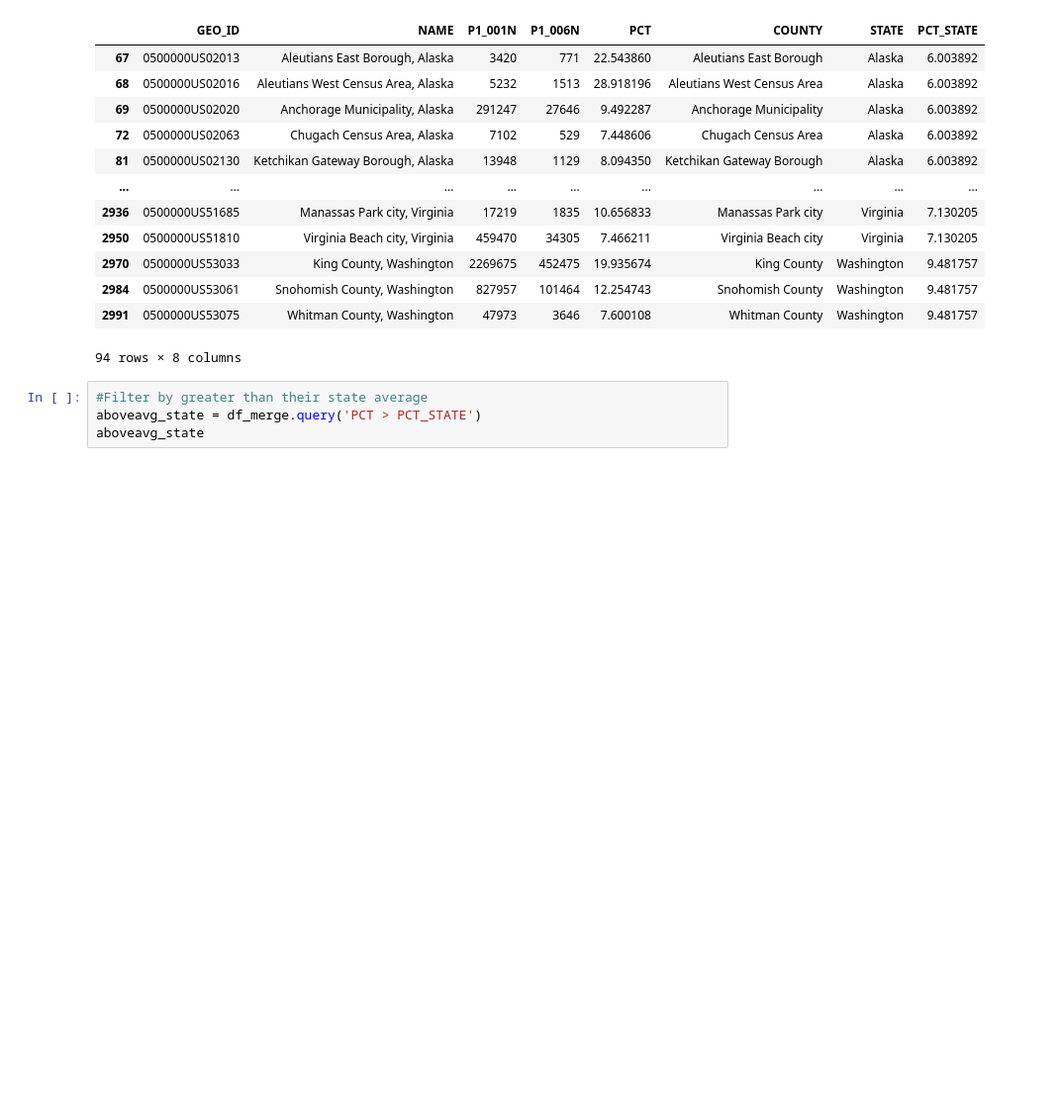
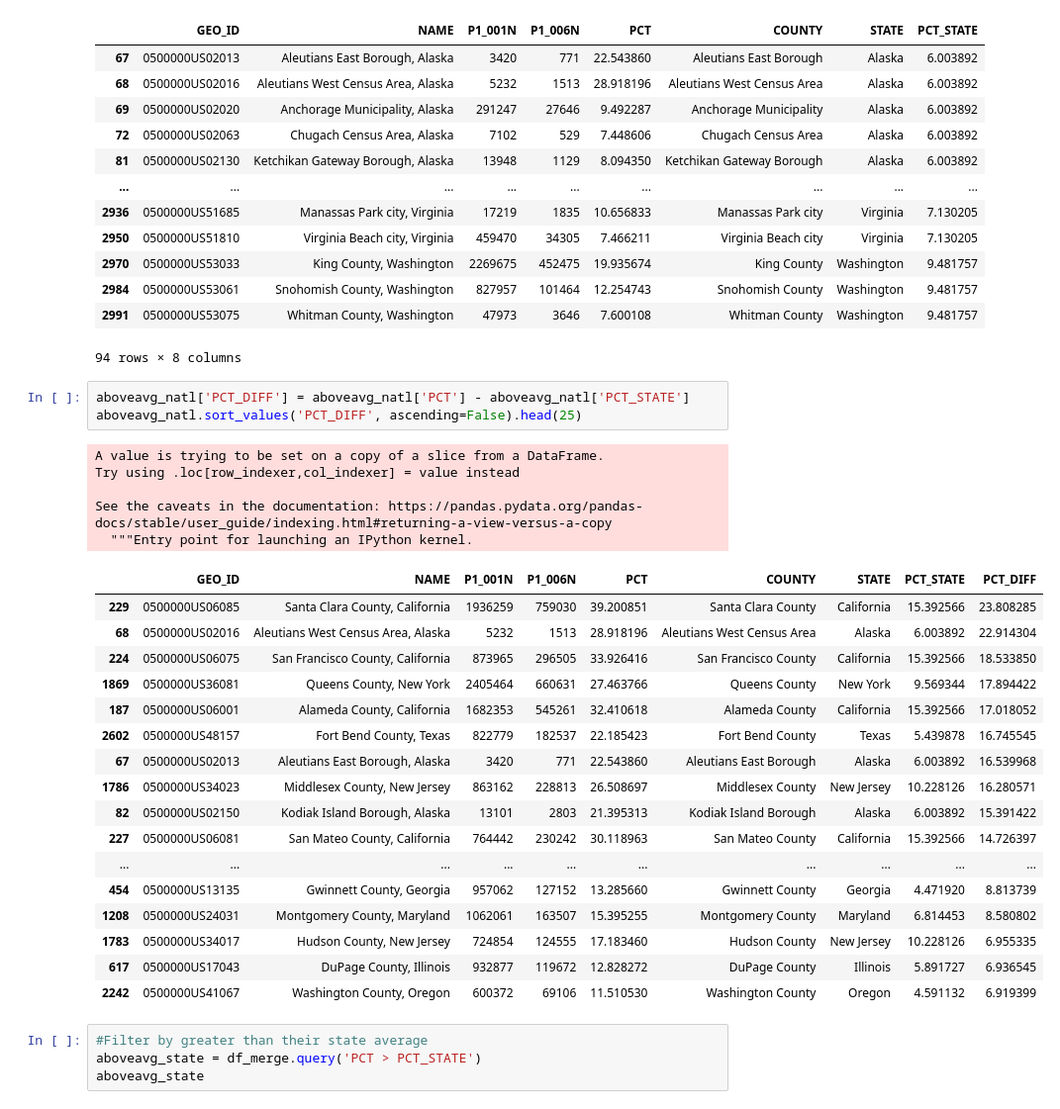
Before and after one commit to ilenapeng/census, a Jupyter notebook: census.ipynb, the cells around one changed output. Shown at 99% size. Cells and saved outputs as stored; diff of their text form; blank space fills up the shorter version.

```diff
--- a/census.ipynb
+++ b/census.ipynb
@@ -119,6 +137,32 @@ aboveavg_natl
 | 2984 | 0500000US53061 | Snohomish County, Washington | 827957 | 101464 | 12.254743 | Snohomish County | Washington | 9.481757 |
 | 2991 | 0500000US53075 | Whitman County, Washington | 47973 | 3646 | 7.600108 | Whitman County | Washington | 9.481757 |
 94 rows × 8 columns
+# %%
+aboveavg_natl['PCT_DIFF'] = aboveavg_natl['PCT'] - aboveavg_natl['PCT_STATE']
+aboveavg_natl.sort_values('PCT_DIFF', ascending=False).head(25)
+# %% [output]
+A value is trying to be set on a copy of a slice from a DataFrame.
+Try using .loc[row_indexer,col_indexer] = value instead
+
+See the caveats in the documentation: https://pandas.pydata.org/pandas-docs/stable/user_guide/indexing.html#returning-a-view-versus-a-copy
+  """Entry point for launching an IPython kernel.
+|  | GEO_ID | NAME | P1_001N | P1_006N | PCT | COUNTY | STATE | PCT_STATE | PCT_DIFF |
+| 229 | 0500000US06085 | Santa Clara County, California | 1936259 | 759030 | 39.200851 | Santa Clara County | California | 15.392566 | 23.808285 |
+| 68 | 0500000US02016 | Aleutians West Census Area, Alaska | 5232 | 1513 | 28.918196 | Aleutians West Census Area | Alaska | 6.003892 | 22.914304 |
+| 224 | 0500000US06075 | San Francisco County, California | 873965 | 296505 | 33.926416 | San Francisco County | California | 15.392566 | 18.533850 |
+| 1869 | 0500000US36081 | Queens County, New York | 2405464 | 660631 | 27.463766 | Queens County | New York | 9.569344 | 17.894422 |
+| 187 | 0500000US06001 | Alameda County, California | 1682353 | 545261 | 32.410618 | Alameda County | California | 15.392566 | 17.018052 |
+| 2602 | 0500000US48157 | Fort Bend County, Texas | 822779 | 182537 | 22.185423 | Fort Bend County | Texas | 5.439878 | 16.745545 |
+| 67 | 0500000US02013 | Aleutians East Borough, Alaska | 3420 | 771 | 22.543860 | Aleutians East Borough | Alaska | 6.003892 | 16.539968 |
+| 1786 | 0500000US34023 | Middlesex County, New Jersey | 863162 | 228813 | 26.508697 | Middlesex County | New Jersey | 10.228126 | 16.280571 |
+| 82 | 0500000US02150 | Kodiak Island Borough, Alaska | 13101 | 2803 | 21.395313 | Kodiak Island Borough | Alaska | 6.003892 | 15.391422 |
+| 227 | 0500000US06081 | San Mateo County, California | 764442 | 230242 | 30.118963 | San Mateo County | California | 15.392566 | 14.726397 |
+| ... | ... | ... | ... | ... | ... | ... | ... | ... | ... |
+| 454 | 0500000US13135 | Gwinnett County, Georgia | 957062 | 127152 | 13.285660 | Gwinnett County | Georgia | 4.471920 | 8.813739 |
+| 1208 | 0500000US24031 | Montgomery County, Maryland | 1062061 | 163507 | 15.395255 | Montgomery County | Maryland | 6.814453 | 8.580802 |
+| 1783 | 0500000US34017 | Hudson County, New Jersey | 724854 | 124555 | 17.183460 | Hudson County | New Jersey | 10.228126 | 6.955335 |
+| 617 | 0500000US17043 | DuPage County, Illinois | 932877 | 119672 | 12.828272 | DuPage County | Illinois | 5.891727 | 6.936545 |
+| 2242 | 0500000US41067 | Washington County, Oregon | 600372 | 69106 | 11.510530 | Washington County | Oregon | 4.591132 | 6.919399 |
 # %%
 #Filter by greater than their state average
 aboveavg_state = df_merge.query('PCT > PCT_STATE')
```
Also changed, not shown: parts of 2 cells of this notebook.
